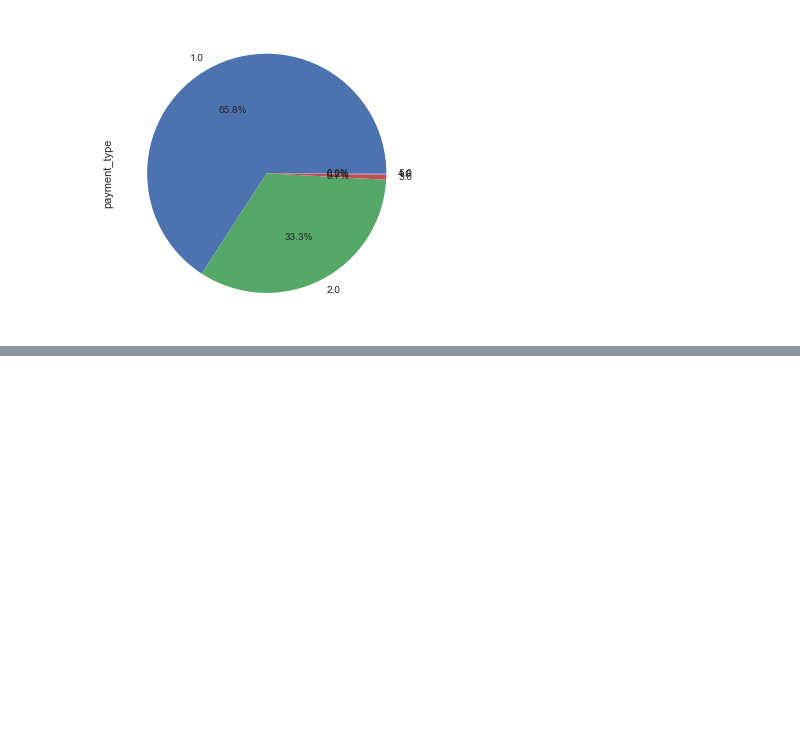
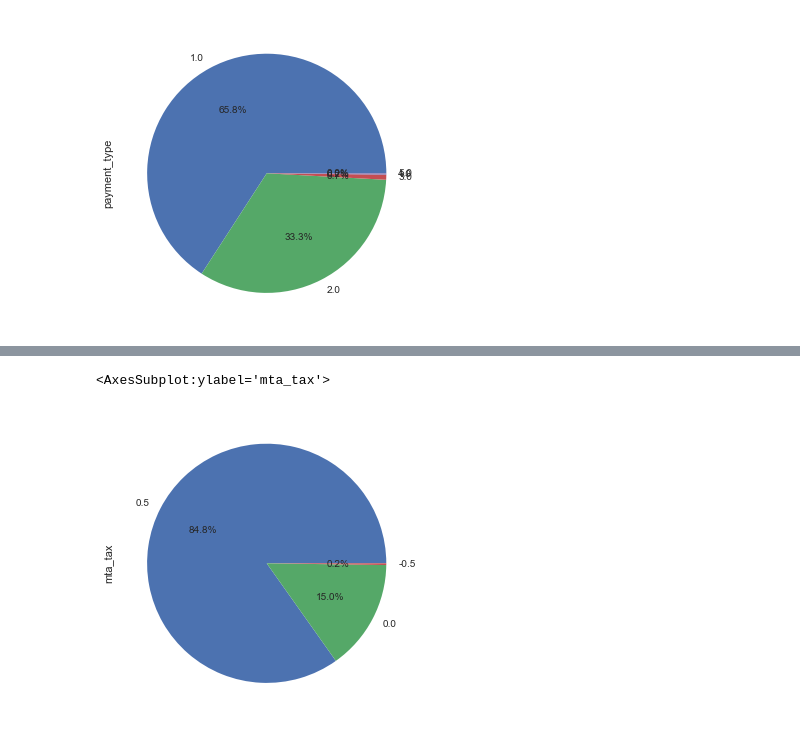
Before and after one commit to abideen-olawuwo/nyc-taxi, a Jupyter notebook: nyc_taxi.ipynb, the cells around one changed output, grey strips where cells are left out. Saved outputs shown, nothing was run; the diff lists cells and outputs as text; code cells hidden in the pictures; blank space fills up the shorter version.

```diff
--- a/nyc_taxi.ipynb
+++ b/nyc_taxi.ipynb
@@ -202,3 +233,8 @@ df['VendorID'].value_counts().plot(kind='pie',autopct='%1.1f%%')
+# %%
+df['mta_tax'].value_counts().plot(kind='pie',autopct='%1.1f%%')
+# %% [output]
+<AxesSubplot:ylabel='mta_tax'>
+[figure, added]
 # %%
 df['year'] = df['lpep_pickup_datetime'].dt.year
 df['month'] = df['lpep_pickup_datetime'].dt.month
```
Also changed, not shown: parts of 7 cells of this notebook.
